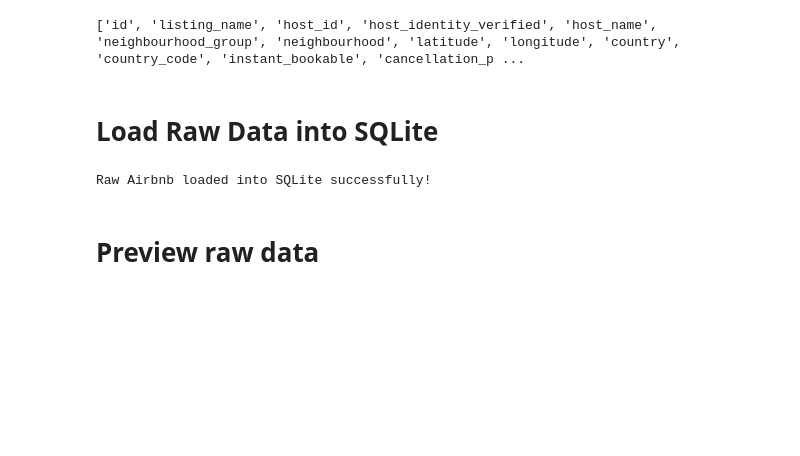
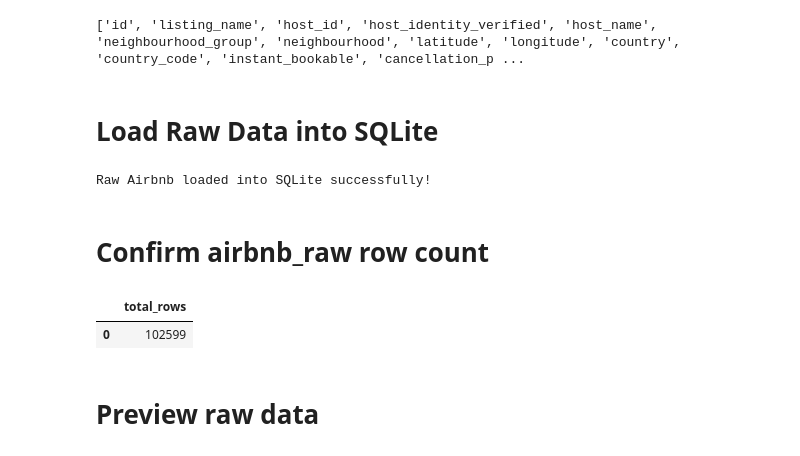
Before and after one commit to jayV388/jayV388-portfolio, a Jupyter notebook: Projects/airbnb_analysis/notebooks/02_pipeline.ipynb, the cells around one changed output. Cells and saved outputs as stored; diff of their text form; code cells hidden in the pictures; blank space fills up the shorter version.

```diff
--- a/Projects/airbnb_analysis/notebooks/02_pipeline.ipynb
+++ b/Projects/airbnb_analysis/notebooks/02_pipeline.ipynb
@@ -89,6 +95,23 @@ df_raw.to_sql(
 print('Raw Airbnb loaded into SQLite successfully!')
 # %% [output]
 Raw Airbnb loaded into SQLite successfully!
+# %% [markdown]
+# Confirm airbnb_raw row count
+# %%
+# confirm raw table row count
+
+raw_count = pd.read_sql_query(
+    '''
+    SELECT COUNT(*) AS total_rows
+    FROM airbnb_raw;
+    ''',
+    conn
+)
+
+display(raw_count)
+# %% [output]
+|  | total_rows |
+| 0 | 102599 |
 # %% [markdown]
 # Preview raw data
 # %%
```
Also changed, not shown: parts of 10 cells of this notebook, 1 other file.
